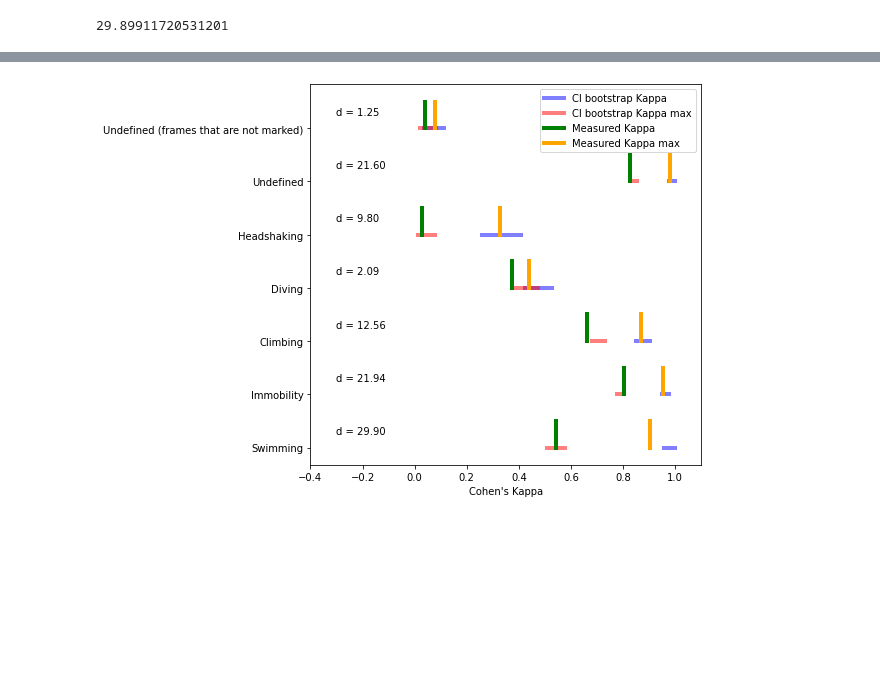
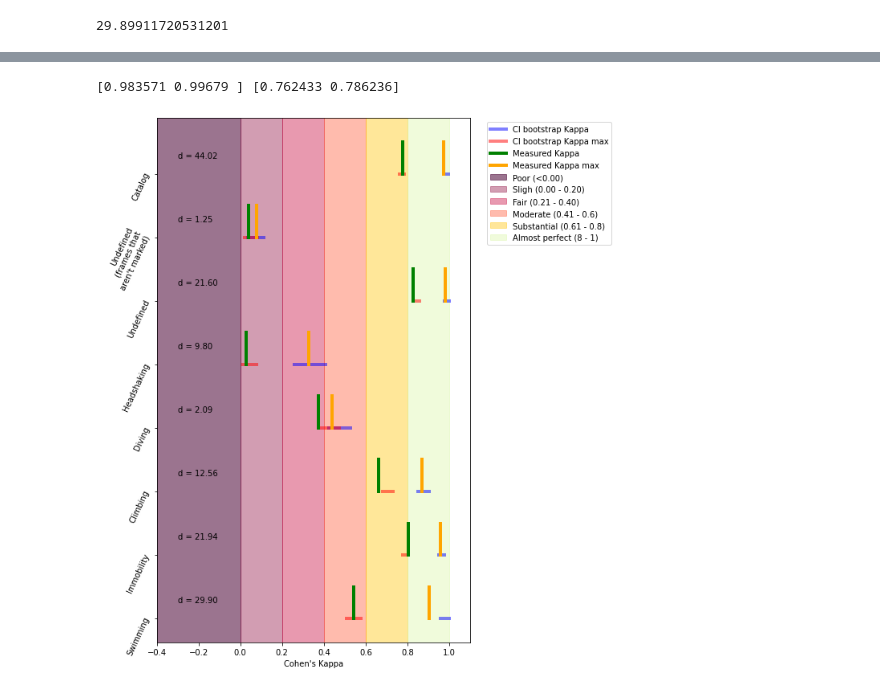
Before and after one commit to EthoWatcher/Reliability, a Jupyter notebook: Agreement/src/relatorio/gerando_imagem.ipynb, the cells around one changed output, grey strips where cells are left out. Drawn from its saved outputs; the diff is of its cells as text; code cells hidden in the pictures; blank space fills up the shorter version.

```diff
--- a/Agreement/src/relatorio/gerando_imagem.ipynb
+++ b/Agreement/src/relatorio/gerando_imagem.ipynb
@@ -9,13 +9,20 @@ import escreve_xlsx as es
 # path = "C:\\saida_teste\\relatorio_json_atualizado.xlsx"
 path = "C:\\saida_teste\\dados_reais_2kamostras.xlsx"
 
-with open(path + ".txt", 'r') as file:
-    text = file.read()
+def get_dados(path):
+    with open(path + ".txt", 'r') as file:
+        text = file.read()
 
-text = text.replace("\'", "\"")
-text = text.replace("nan", "\"nan\"")
-data = json.loads(text)
+    text = text.replace("\'", "\"")
+    text = text.replace("nan", "\"nan\"")
+    data = json.loads(text)
+    return data
 # data
+
+
+with open('data.json', 'w') as f:
+    data = get_dados(path)
+    f.write(json.dumps(data))
 # %%
 def get_descritor_catalogo(data, categoria, descritor, r_medido, r_max):
     def cr_f_categoria(categoria):
@@ -395,7 +415,9 @@ def cre_generate(i):
 # %%
-plt.rcParams["figure.figsize"] = (7,7)
+data = get_dados(path)
 y_pos = []
 fig, ax = plt.subplots()
+fig.set_size_inches(7, 12)
+
 for i, cat in enumerate(data['ls_cat_txt'], 1):
     amax = get_descritor_catalogo(data, cat, 'kappa', False, True)
     ames = get_descritor_catalogo(data, cat, 'kappa', False, False)
@@ -411,33 +433,79 @@ for i, cat in enumerate(data['ls_cat_txt'], 1):
     text.set_position((-0.3, i + 0.25))
 
     y_pos.append(i)
 
     k = get_cate_medida(data, cat, False)['kappa']
     k_max = get_cate_medida(data, cat, True)['kappa']
 
 
     if(i==1):
         ax.plot(con_m, generate, label = "CI bootstrap Kappa", color= "blue", linewidth=4.0, alpha=0.5)
         ax.plot(con_max, generate, label = "CI bootstrap Kappa max", color ="red", linewidth=4.0, alpha=0.5)
 
         ax.plot([k, k], cre_generate(i), label = "Measured Kappa", color= "green", linewidth=4.0)
         ax.plot([k_max, k_max], cre_generate(i),label = "Measured Kappa max", color= "orange", linewidth=4.0)
 
     else:
         ax.plot(con_m, generate, color= "blue", linewidth=4.0, alpha=0.5)
         ax.plot(con_max, generate, color ="red", linewidth=4.0, alpha=0.5)
 
         ax.plot([k, k], cre_generate(i) , color= "green", linewidth=4.0)
         ax.plot([k_max, k_max], cre_generate(i), color= "orange", linewidth=4.0)
 
 
 
 
+
+
+# codigo muito ruim
+i = len(data['ls_cat_txt'] ) + 1
+amax = dt_max['kappa']
+ames = dt['kappa']
+
+confidence = 0.95
+generate = cret_line(i)
+con_m   = np.percentile(amax,[100*(1-confidence)/2,100*(1-(1-confidence)/2)])
+con_max = np.percentile(ames,[100*(1-confidence)/2,100*(1-(1-confidence)/2)])
+print(con_m, con_max)
+d = es.get_d_cohen(amax, ames)
+text = ax.text(1, 1, "d = {:.2f}".format(d))
+text.set_position((-0.3, i + 0.25))
+
+y_pos.append(i)
+# axs[2].axvline(x=data['medido']["catalogo_var"]['kappa'], label="Kappa measured", color='red')
+# axs[2].axvline(x=data['medido']["catalogo_var_max"]['kappa'], label="Kappa max")
+
+k     = data['medido']["catalogo_var"]['kappa']
+k_max = data['medido']["catalogo_var_max"]['kappa']
+
+ax.plot(con_m, generate, color= "blue", linewidth=4.0, alpha=0.5)
+ax.plot(con_max, generate, color ="red", linewidth=4.0, alpha=0.5)
+
+ax.plot([k, k], cre_generate(i) , color= "green", linewidth=4.0)
+ax.plot([k_max, k_max], cre_generate(i), color= "orange", linewidth=4.0)
+# Eventualmente tem que limpar esse codigo
+
+
+
+
+
 ax.set_xlim([-0.4, 1.1])
-ax.legend()
+ax.axvspan(0, -0.4, alpha=0.6, color='#581845', label = "Poor (<0.00)")
+ax.axvspan(0, 0.2, alpha=0.4, color='#900C3F', label = "Sligh (0.00 - 0.20)")
+ax.axvspan(0.2, 0.4, alpha=0.4, color='#C70039', label = "Fair (0.21 - 0.40)")
+ax.axvspan(0.4, 0.6, alpha=0.4, color='#FF5733', label = "Moderate (0.41 - 0.6)")
+ax.axvspan(0.6, 0.8, alpha=0.4, color='#FFC300', label = "Substantial (0.61 - 0.8)")
+ax.axvspan(0.8, 1, alpha=0.4, color='#DAF7A6', label = "Almost perfect (8 - 1)")
+
+ax.legend(bbox_to_anchor=(1.04,1), loc="upper left")
+# ax.legend()
 ax.set_yticks(y_pos)
-ax.set_yticklabels(data['ls_cat_txt'])
+data['ls_cat_txt'][6] = "Undefined\n(frames that\naren't marked)"
+data['ls_cat_txt'].append("Catalog")
+ax.set_yticklabels(data['ls_cat_txt'], rotation=65)
 ax.set_xlabel("Cohen's Kappa")
+plt.savefig('categorias kappa.png')
 plt.show()
 # %% [output]
+[0.983571 0.99679 ] [0.762433 0.786236]
-[figure, old version]
+[figure, new version]
```
Also changed, not shown: parts of 11 cells of this notebook, 6 other files.
